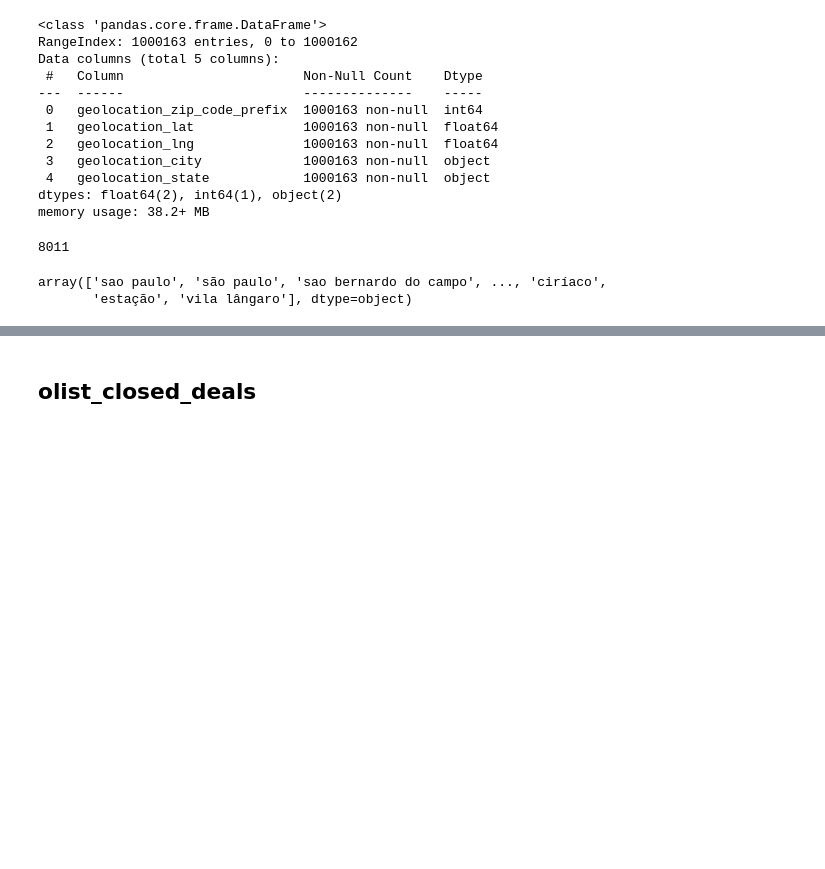
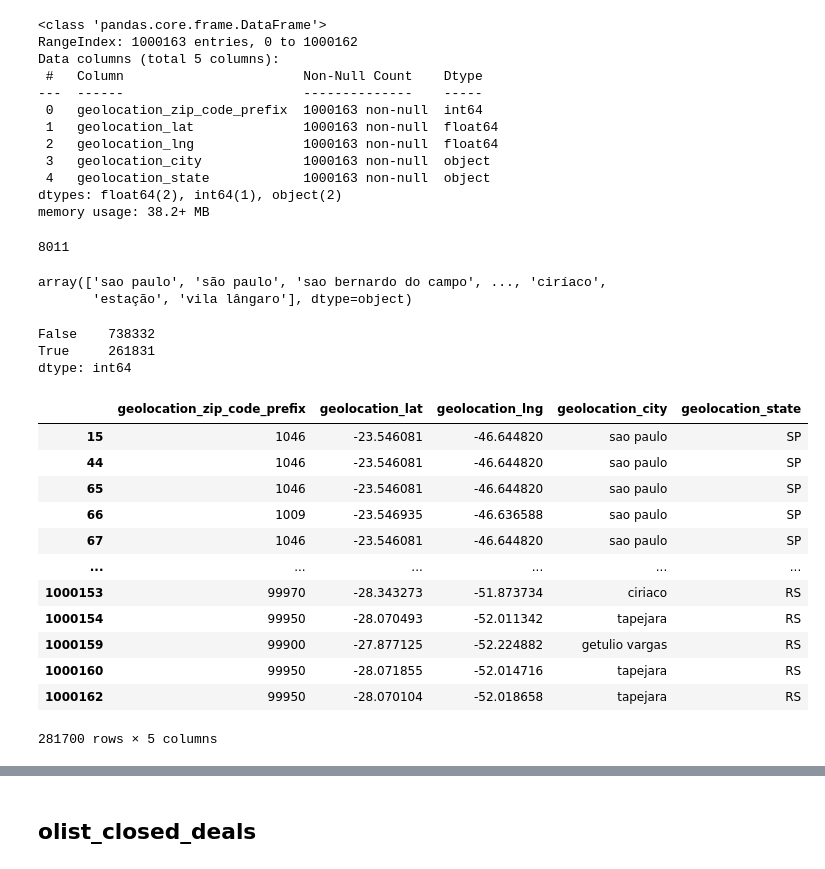
Before and after one commit to jugnuarora/Capstone-Project-E-Commerce, a Jupyter notebook: data_cleaning_Fahad.ipynb, the cells around one changed output, grey strips where cells are left out. Saved outputs shown, nothing was run; the diff lists cells and outputs as text; code cells hidden in the pictures; blank space fills up the shorter version.

```diff
--- a/data_cleaning_Fahad.ipynb
+++ b/data_cleaning_Fahad.ipynb
@@ -245,3 +245,25 @@ olist_gelocation_dataset.geolocation_city.unique()
 # %% [output]
 array(['sao paulo', 'são paulo', 'sao bernardo do campo', ..., 'ciríaco',
        'estação', 'vila lângaro'], dtype=object)
+# %%
+olist_gelocation_dataset.duplicated().value_counts()
+# %% [output]
+False    738332
+True     261831
+dtype: int64
+# %%
+olist_gelocation_dataset[olist_gelocation_dataset.duplicated(['geolocation_lat', 'geolocation_lng'])]
+# %% [output]
+|  | geolocation_zip_code_prefix | geolocation_lat | geolocation_lng | geolocation_city | geolocation_state |
+| 15 | 1046 | -23.546081 | -46.644820 | sao paulo | SP |
+| 44 | 1046 | -23.546081 | -46.644820 | sao paulo | SP |
+| 65 | 1046 | -23.546081 | -46.644820 | sao paulo | SP |
+| 66 | 1009 | -23.546935 | -46.636588 | sao paulo | SP |
+| 67 | 1046 | -23.546081 | -46.644820 | sao paulo | SP |
+| ... | ... | ... | ... | ... | ... |
+| 1000153 | 99970 | -28.343273 | -51.873734 | ciriaco | RS |
+| 1000154 | 99950 | -28.070493 | -52.011342 | tapejara | RS |
+| 1000159 | 99900 | -27.877125 | -52.224882 | getulio vargas | RS |
+| 1000160 | 99950 | -28.071855 | -52.014716 | tapejara | RS |
+| 1000162 | 99950 | -28.070104 | -52.018658 | tapejara | RS |
+281700 rows × 5 columns
```
Also changed, not shown: parts of 4 cells of this notebook.
